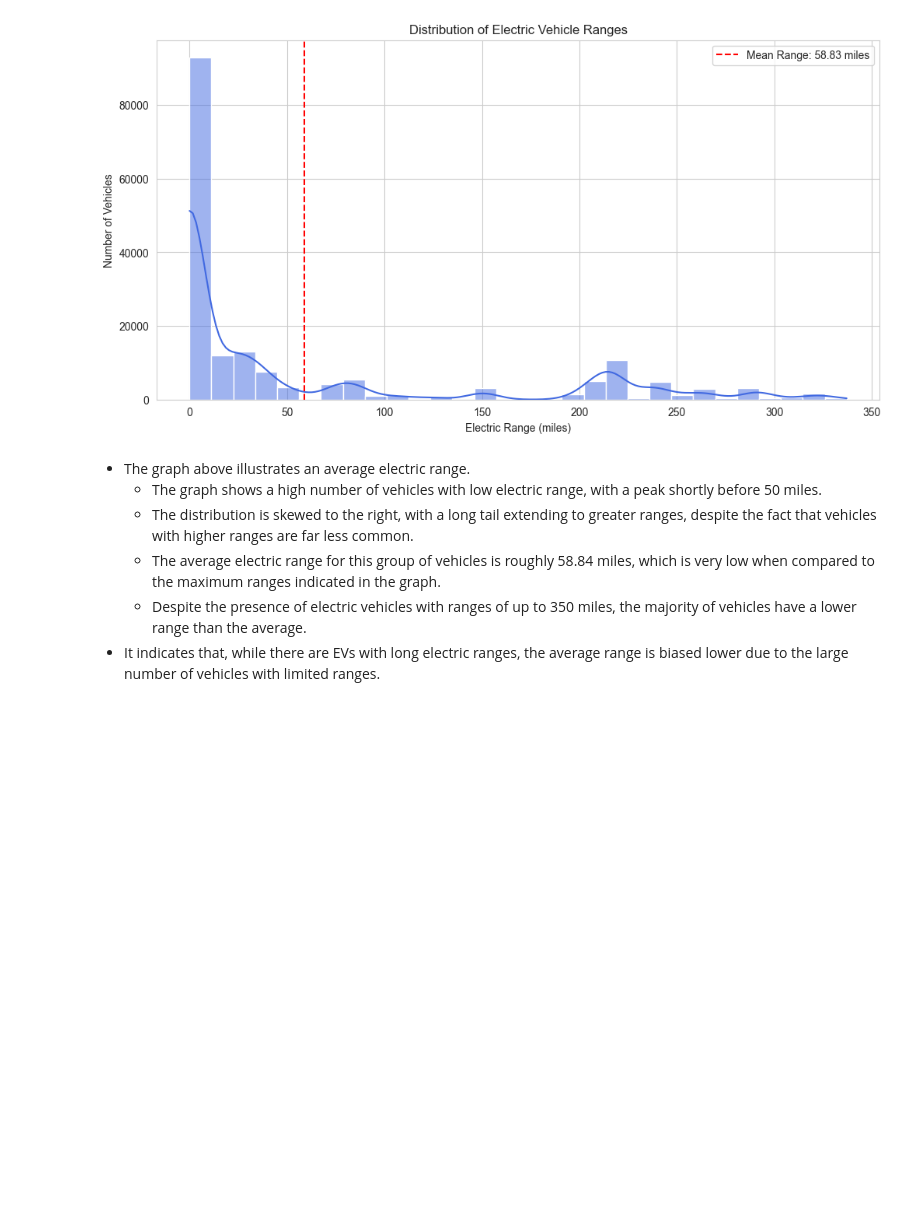
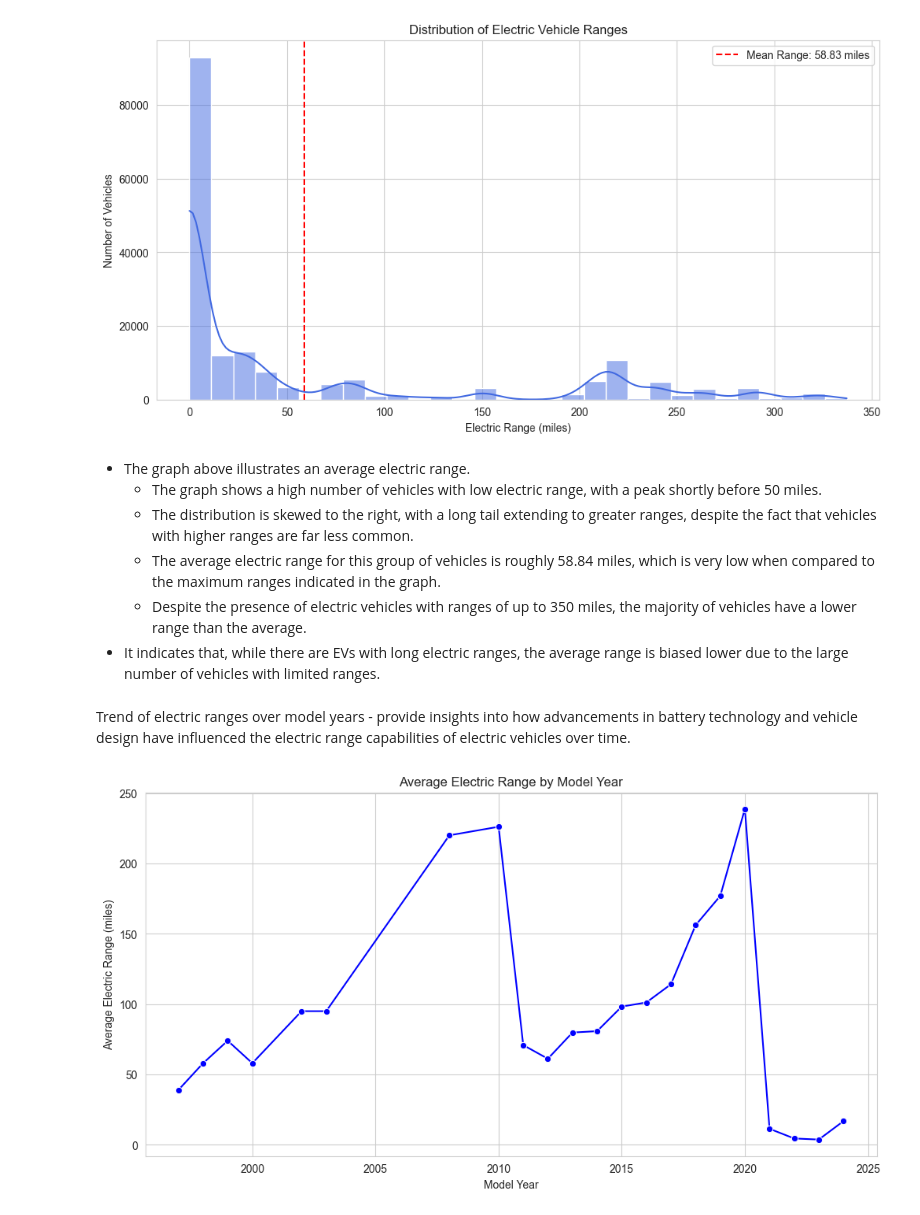
Before and after one commit to Manu-Abuya/Electric-Vehicles-Market-Size-Analysis, a Jupyter notebook: notebook/electric_vehicles_market_size.ipynb, the cells around one changed output. Drawn from its saved outputs; the diff is of its cells as text; code cells hidden in the pictures; blank space fills up the shorter version.

Commit message:
Trend of electric ranges over model years

```diff
--- a/notebook/electric_vehicles_market_size.ipynb
+++ b/notebook/electric_vehicles_market_size.ipynb
@@ -222,3 +222,18 @@ plt.show()
   - The average electric range for this group of vehicles is roughly 58.84 miles, which is very low when compared to the maximum ranges indicated in the graph.
   - Despite the presence of electric vehicles with ranges of up to 350 miles, the majority of vehicles have a lower range than the average.
 - It indicates that, while there are EVs with long electric ranges, the average range is biased lower due to the large number of vehicles with limited ranges.
+# %% [markdown]
+Trend of electric ranges over model years - provide insights into how advancements in battery technology and vehicle design have influenced the electric range capabilities of electric vehicles over time.
+# %%
+# Calculating the average electric range by model year
+average_range_by_year = ev_data.groupby('Model Year')['Electric Range'].mean().reset_index()
+
+plt.figure(figsize=(12, 6))
+sns.lineplot(x='Model Year', y='Electric Range', data=average_range_by_year, marker='o', color='blue')
+plt.title('Average Electric Range by Model Year')
+plt.xlabel('Model Year')
+plt.ylabel('Average Electric Range (miles)')
+plt.grid(True)
+plt.show()
+# %% [output]
+[figure, added]
```
Also changed, not shown: parts of 1 cell of this notebook.
